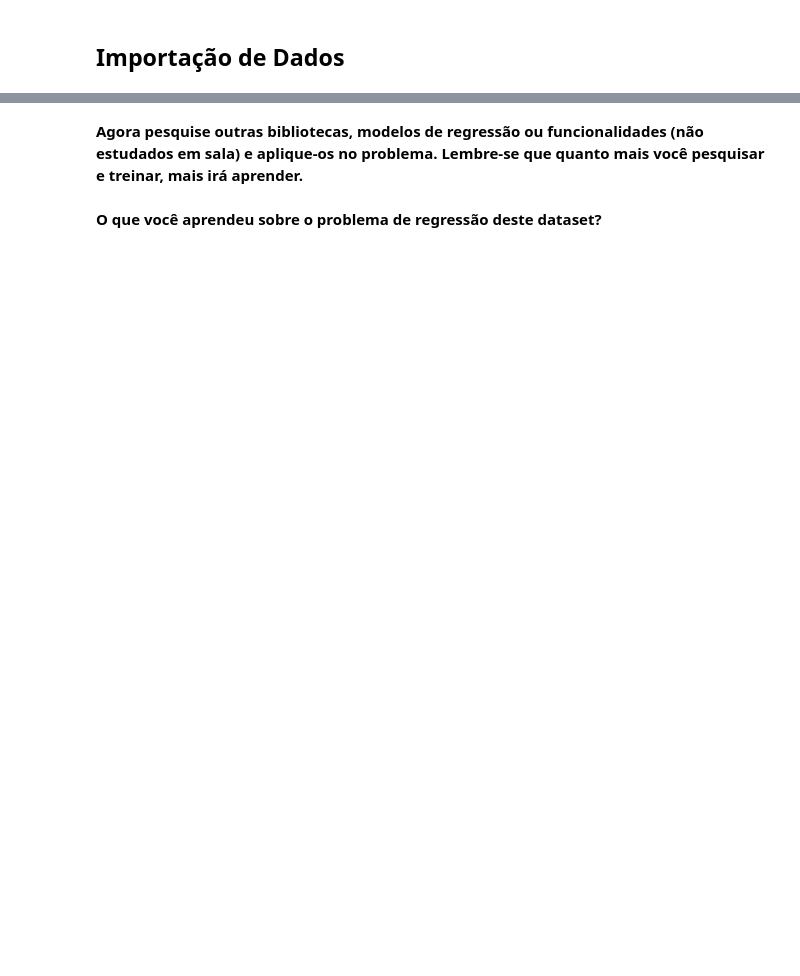
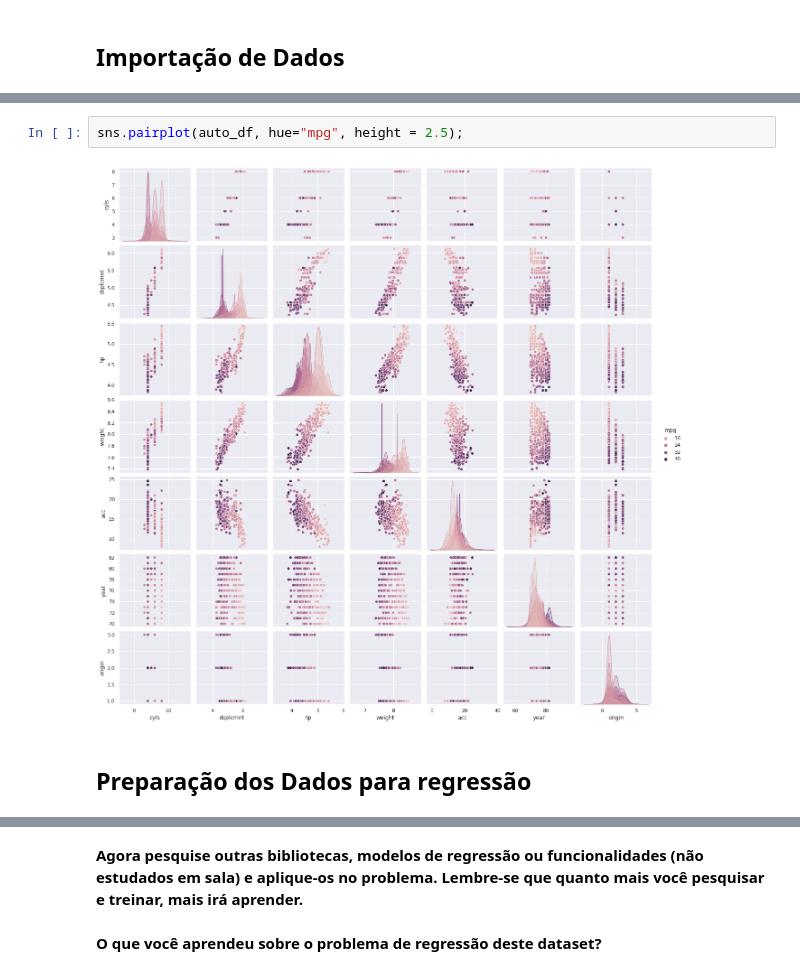
Before and after one commit to itaborai83/ecd221-ML-exercicio-03, a Jupyter notebook: Exercício_3_Problemas_de_Regressão.ipynb, the cells around one changed output, grey strips where cells are left out. Drawn from its saved outputs; the diff is of its cells as text; blank space fills up the shorter version.

```diff
--- a/Exercício_3_Problemas_de_Regressão.ipynb
+++ b/Exercício_3_Problemas_de_Regressão.ipynb
@@ -87,0 +352,6 @@ sns.set()
+# %%
+sns.pairplot(auto_df, hue="mpg", height = 2.5);
+# %% [output]
+[figure, added]
+# %% [markdown]
+## Preparação dos Dados para regressão
```
Also changed, not shown: parts of 16 cells of this notebook.
